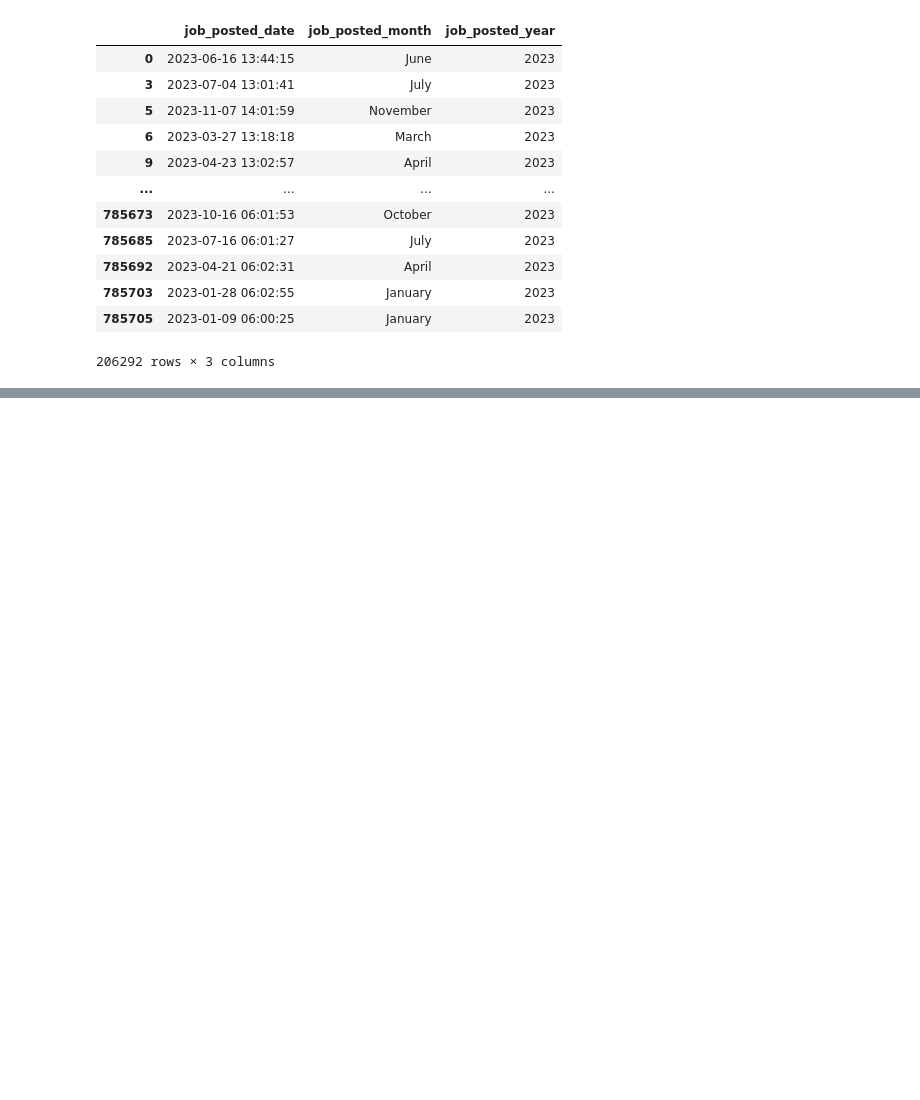
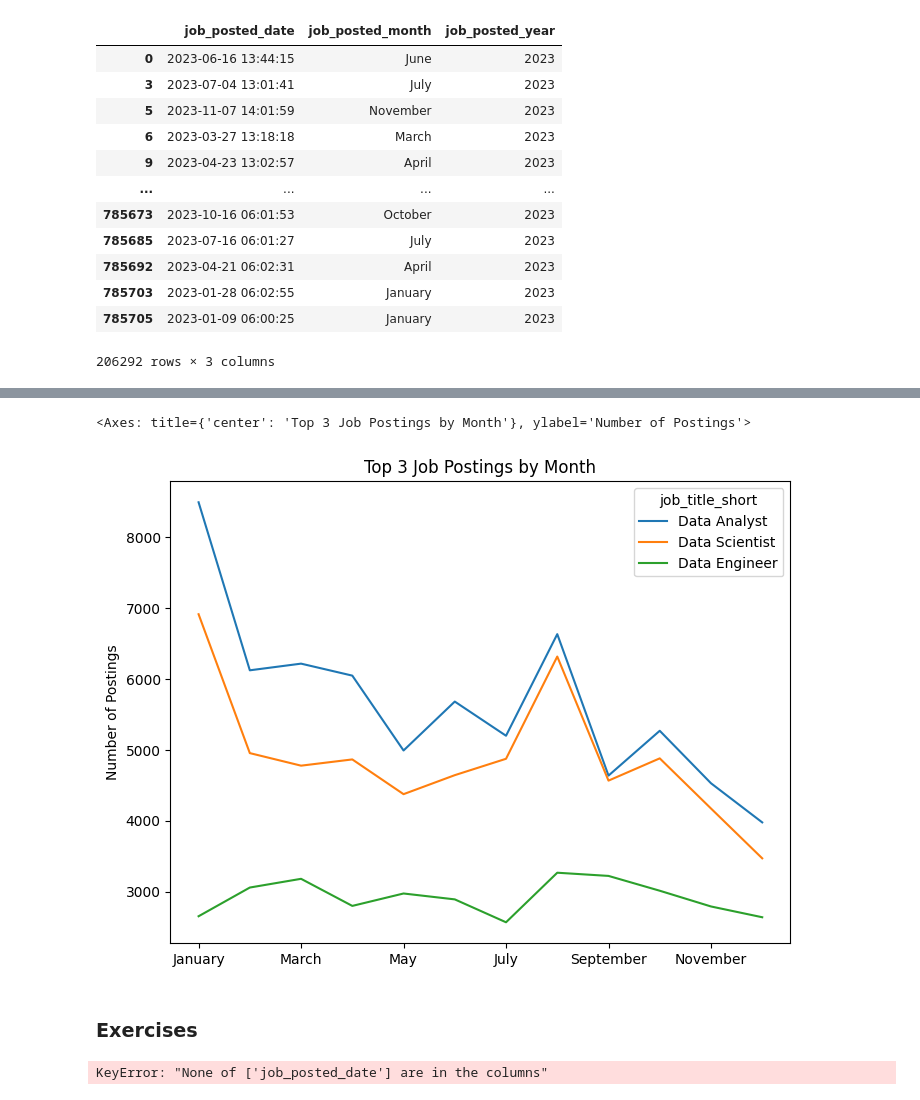
Before and after one commit to Lorenzo2706/Python_Data_Project, a Jupyter notebook: Exercises/5_Pandas_Index_Management.ipynb, the cells around one changed output, grey strips where cells are left out. Cells and saved outputs as stored; diff of their text form; code cells hidden in the pictures; blank space fills up the shorter version.

```diff
--- a/Exercises/5_Pandas_Index_Management.ipynb
+++ b/Exercises/5_Pandas_Index_Management.ipynb
@@ -179,0 +185,15 @@ df_us_copy.head(3)
+# %%
+top_3_jobs = df_us.groupby('job_title_short').size().nlargest(3) # Get the top 3 job titles by count
+top_3_jobs = top_3_jobs.index.tolist() # Convert to list
+# %%
+df_us_pivot[top_3_jobs].plot(kind='line', figsize=(8, 6), xlabel='', ylabel='Number of Postings', title='Top 3 Job Postings by Month')
+# %% [output]
+<Axes: title={'center': 'Top 3 Job Postings by Month'}, ylabel='Number of Postings'>
+[figure, added]
+# %% [markdown]
+### Exercises
+# %%
+df.set_index('job_posted_date', inplace=True)
+df.head()
+# %% [output]
+KeyError: "None of ['job_posted_date'] are in the columns"
```
Also changed, not shown: parts of 12 cells of this notebook, 16 other files.
